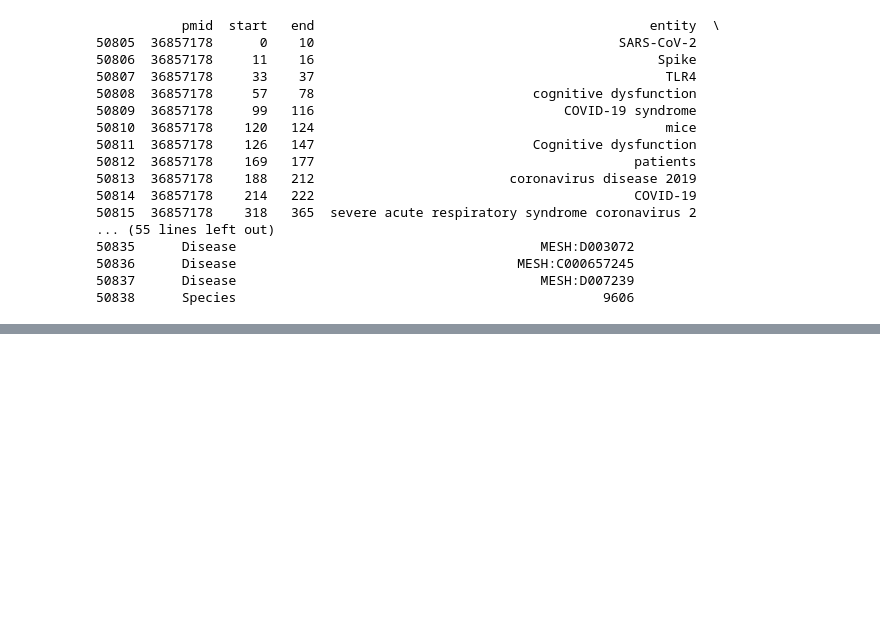
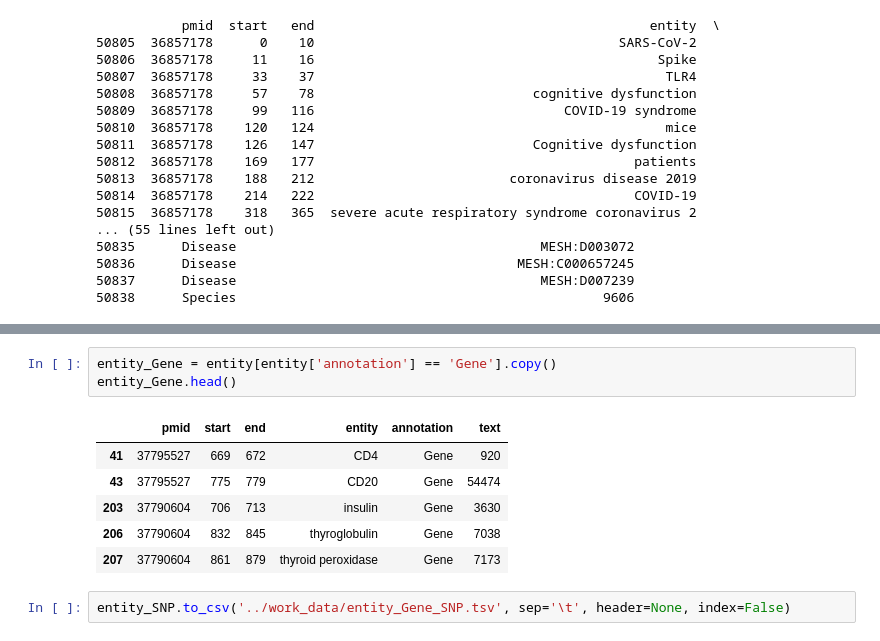
Before and after one commit to griedzx/BioNLP, a Jupyter notebook: MutationAnalyse/work.ipynb, the cells around one changed output, grey strips where cells are left out. Saved outputs shown, nothing was run; the diff lists cells and outputs as text; blank space fills up the shorter version.

```diff
--- a/MutationAnalyse/work.ipynb
+++ b/MutationAnalyse/work.ipynb
@@ -338,0 +434,12 @@ print(entity_TLR4)
+# %%
+entity_Gene = entity[entity['annotation'] == 'Gene'].copy()
+entity_Gene.head()
+# %% [output]
+|  | pmid | start | end | entity | annotation | text |
+| 41 | 37795527 | 669 | 672 | CD4 | Gene | 920 |
+| 43 | 37795527 | 775 | 779 | CD20 | Gene | 54474 |
+| 203 | 37790604 | 706 | 713 | insulin | Gene | 3630 |
+| 206 | 37790604 | 832 | 845 | thyroglobulin | Gene | 7038 |
+| 207 | 37790604 | 861 | 879 | thyroid peroxidase | Gene | 7173 |
+# %%
+entity_SNP.to_csv('../work_data/entity_Gene_SNP.tsv', sep='\t', header=None, index=False)
```
Also changed, not shown: parts of 14 cells of this notebook.
